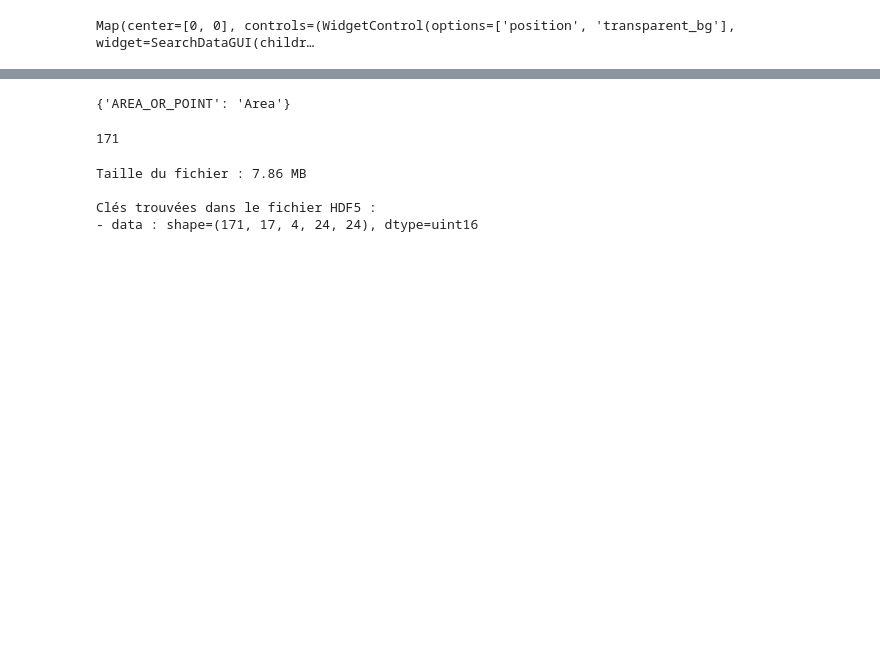
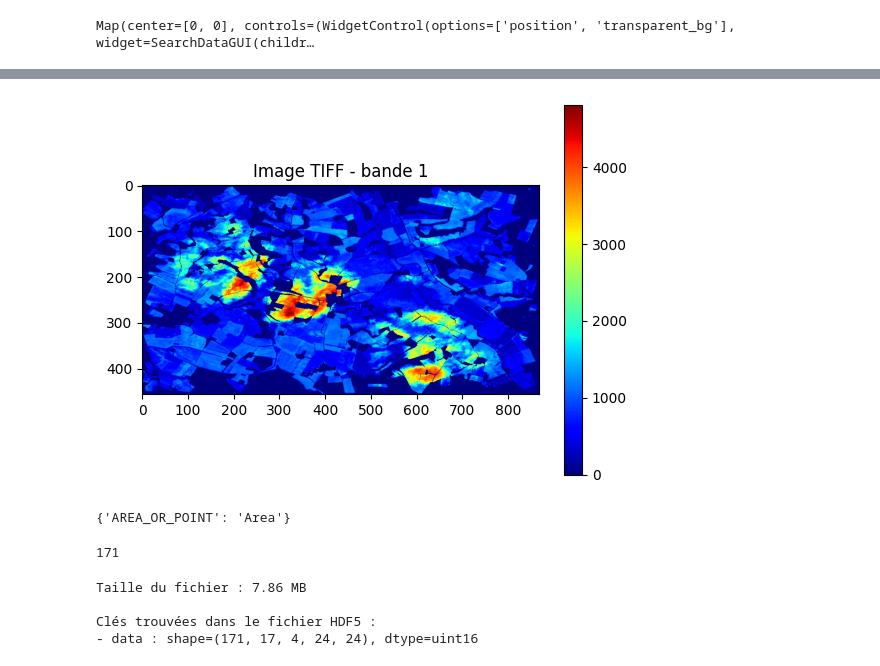
Before and after one commit to giovannisetaro/DSWProject_CropIdentification, a Jupyter notebook: Data_collection.ipynb, the cells around one changed output, grey strips where cells are left out. Cells and saved outputs as stored; diff of their text form; code cells hidden in the pictures; blank space fills up the shorter version.

```diff
--- a/Data_collection.ipynb
+++ b/Data_collection.ipynb
@@ -314,7 +355,7 @@ import geopandas as gpd
 gdf_to_rasterize = gdf_contained
 
 # Charger une image de référence pour récupérer la taille, la transformée et la projection
-with rasterio.open('/Users/placiermoise/Library/CloudStorage/GoogleDrive-moise.placier@gmail.com/Mon Drive/GEE_exports_test1/sentinel2_0_20230207.tif') as src:
+with rasterio.open('/Users/placiermoise/Library/CloudStorage/GoogleDrive-moise.placier@gmail.com/Mon Drive/GEE_export_5_median/sentinel2_0.tif') as src:
     meta = src.meta.copy()
 
 # Rasterize
@@ -343,0 +385,6 @@ plt.show()
+# %%
+
+with rasterio.open('labels_raster.tif') as src:
+    img_reference = src.read(1)  # lire la première bande
+
+img_reference
@@ -344,3 +432,13 @@ plt.show()
+# %%
+with rasterio.open('/Users/placiermoise/Library/CloudStorage/GoogleDrive-moise.placier@gmail.com/Mon Drive/GEE_export_5_median/sentinel2_5_masked.tif') as src:
+    img = src.read(1)
+
+plt.imshow(img, cmap='jet')  # ou 'viridis', 'jet', etc.
+plt.colorbar()
+plt.title('Image TIFF - bande 1')
+plt.show()
+# %% [output]
+[figure, added]
 # %%
 ##################### Making the patches !!!
 # %%
```
Also changed, not shown: parts of 28 cells of this notebook, 3 other files.
